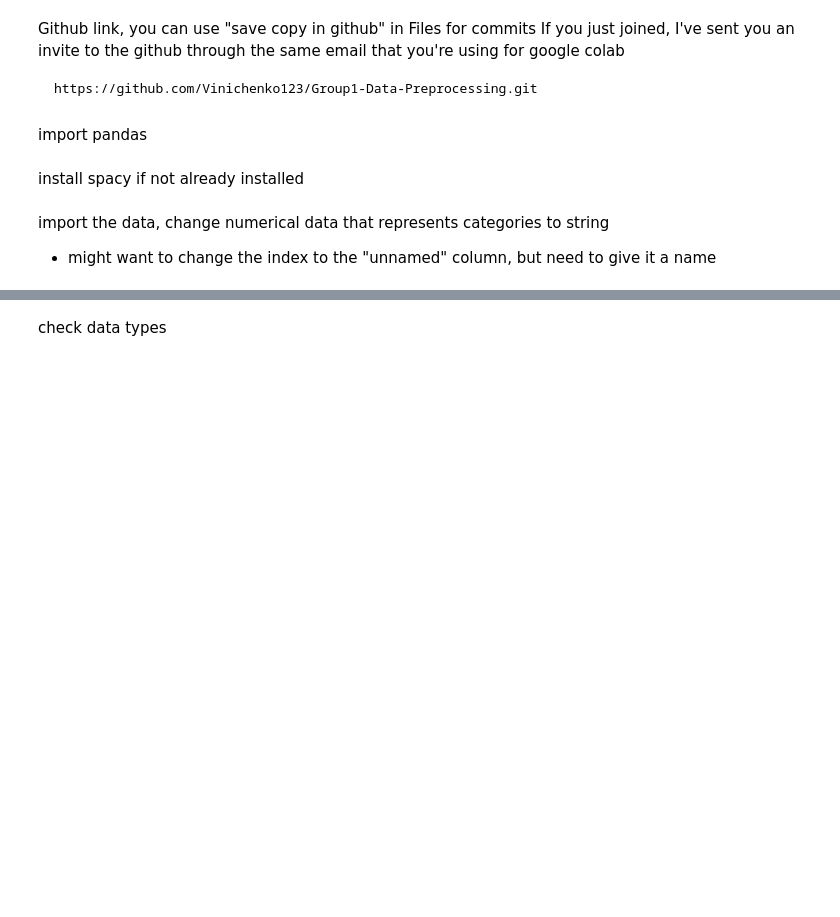
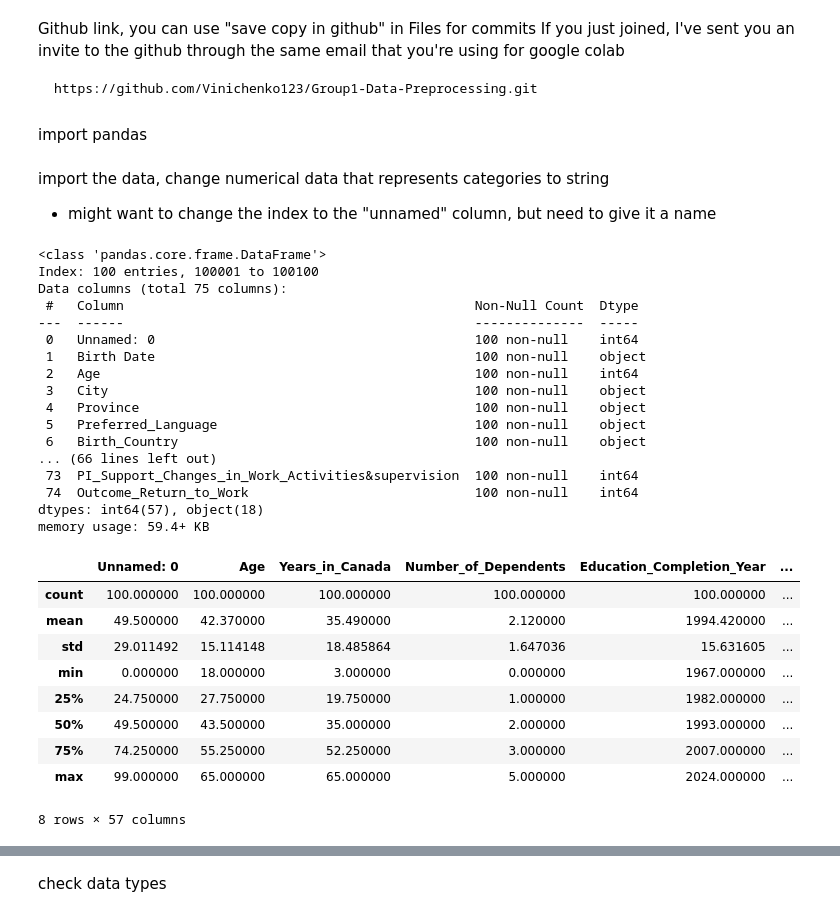
Before and after one commit to Vinichenko123/Group1-Data-Preprocessing, a Jupyter notebook: Group_1_Data_Analysis_and_Engineering_Notebook.ipynb, the cells around one changed output, grey strips where cells are left out. Saved outputs shown, nothing was run; the diff lists cells and outputs as text; code cells hidden in the pictures; blank space fills up the shorter version.

```diff
--- a/Group_1_Data_Analysis_and_Engineering_Notebook.ipynb
+++ b/Group_1_Data_Analysis_and_Engineering_Notebook.ipynb
@@ -15,2 +10,0 @@ import graphviz
-# %% [markdown]
-install spacy if not already installed
@@ -26,4 +23,35 @@ if 'spacy_installed' not in globals():
 # %% [markdown]
 import the data, change numerical data that represents categories to string
 - might want to change the index to the "unnamed" column, but need to give it a name
+# %%
+data.info()
+data.describe()
+# %% [output]
+<class 'pandas.core.frame.DataFrame'>
+Index: 100 entries, 100001 to 100100
+Data columns (total 75 columns):
+ #   Column                                             Non-Null Count  Dtype
+---  ------                                             --------------  -----
+ 0   Unnamed: 0                                         100 non-null    int64
+ 1   Birth Date                                         100 non-null    object
+ 2   Age                                                100 non-null    int64
+ 3   City                                               100 non-null    object
+ 4   Province                                           100 non-null    object
+ 5   Preferred_Language                                 100 non-null    object
+ 6   Birth_Country                                      100 non-null    object
+... (66 lines left out)
+ 73  PI_Support_Changes_in_Work_Activities&supervision  100 non-null    int64
+ 74  Outcome_Return_to_Work                             100 non-null    int64
+dtypes: int64(57), object(18)
+memory usage: 59.4+ KB
+|  | Unnamed: 0 | Age | Years_in_Canada | Number_of_Dependents | Education_Completion_Year | ... |
+| count | 100.000000 | 100.000000 | 100.000000 | 100.000000 | 100.000000 | ... |
+| mean | 49.500000 | 42.370000 | 35.490000 | 2.120000 | 1994.420000 | ... |
+| std | 29.011492 | 15.114148 | 18.485864 | 1.647036 | 15.631605 | ... |
+| min | 0.000000 | 18.000000 | 3.000000 | 0.000000 | 1967.000000 | ... |
+| 25% | 24.750000 | 27.750000 | 19.750000 | 1.000000 | 1982.000000 | ... |
+| 50% | 49.500000 | 43.500000 | 35.000000 | 2.000000 | 1993.000000 | ... |
+| 75% | 74.250000 | 55.250000 | 52.250000 | 3.000000 | 2007.000000 | ... |
+| max | 99.000000 | 65.000000 | 65.000000 | 5.000000 | 2024.000000 | ... |
+8 rows × 57 columns
 # %%
```
Also changed, not shown: parts of 12 cells of this notebook.
